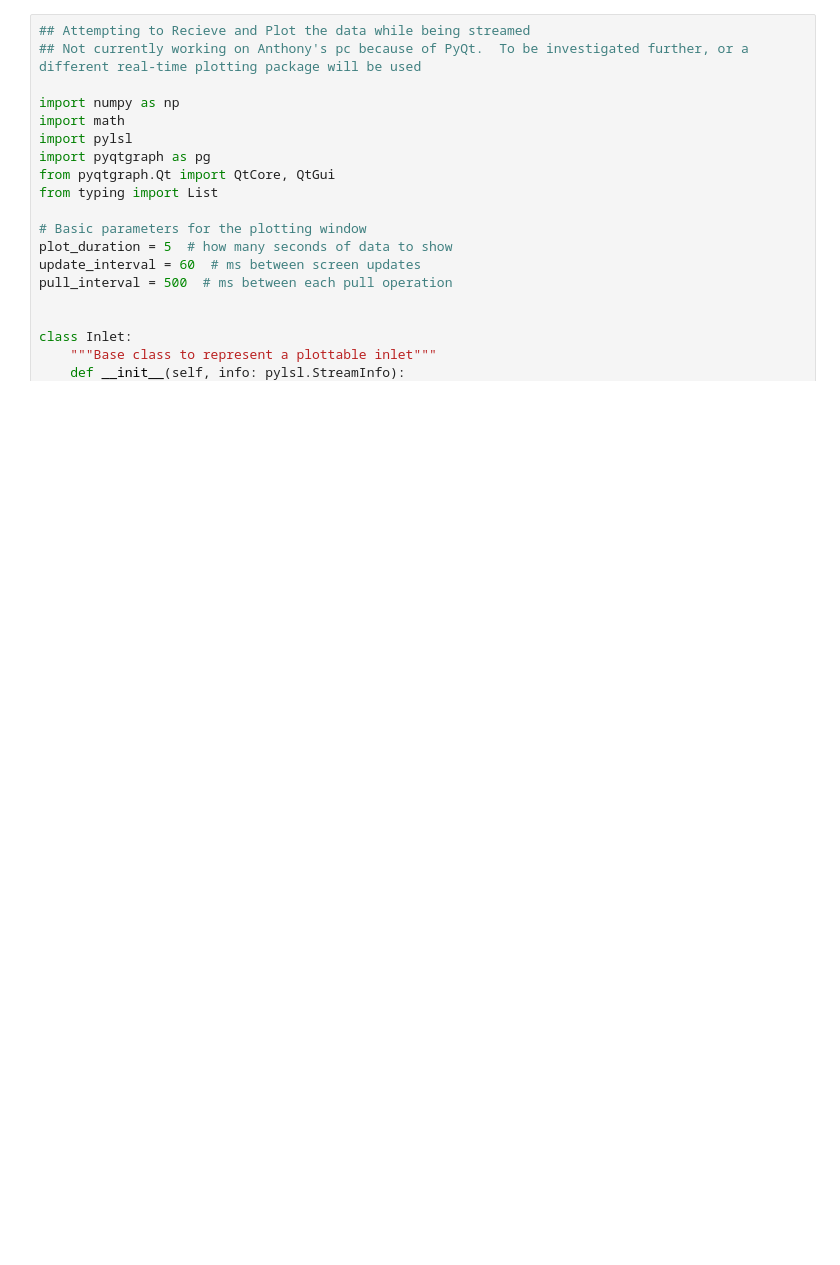
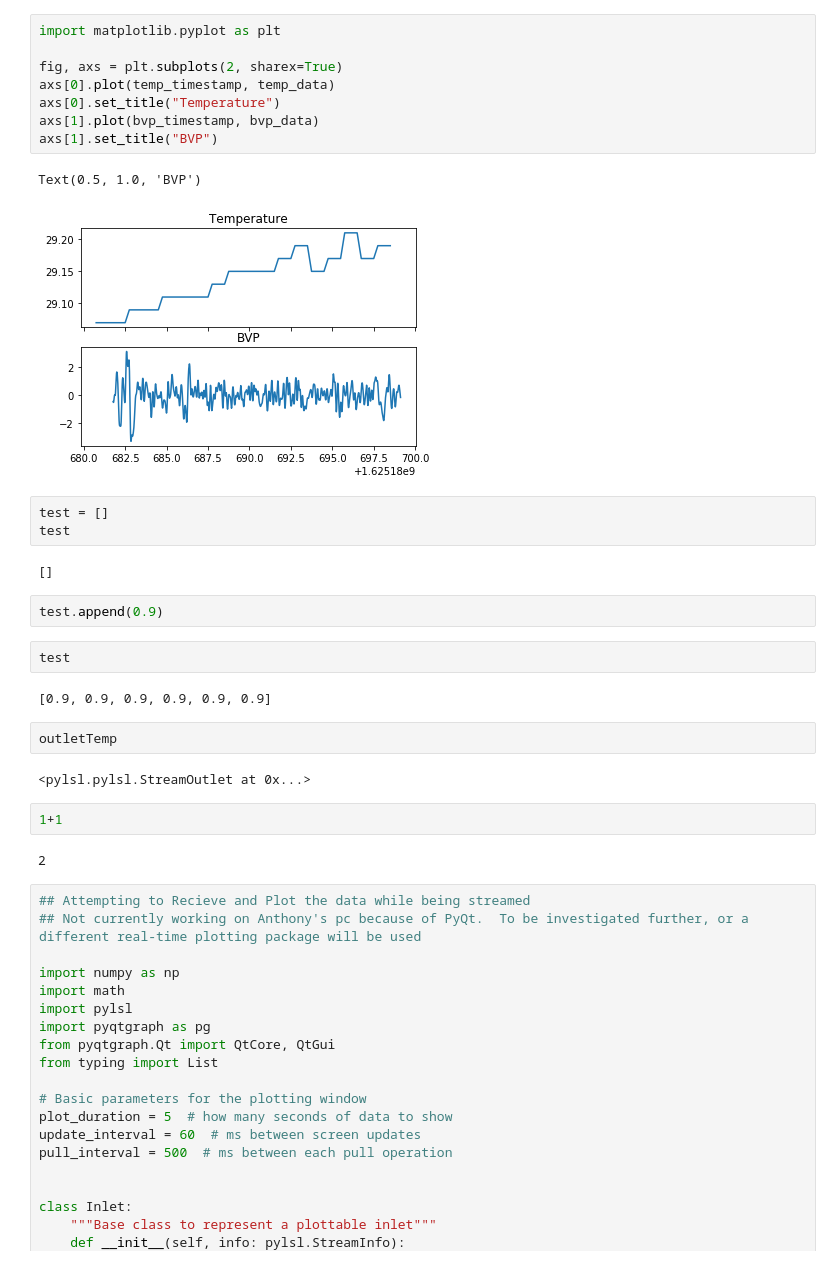
Before and after one commit to aibanks/Holodeck_Sensorlab, a Jupyter notebook: E4_to_LSL.ipynb, the cells around one changed output. Saved outputs shown, nothing was run; the diff lists cells and outputs as text; blank space fills up the shorter version.

```diff
--- a/E4_to_LSL.ipynb
+++ b/E4_to_LSL.ipynb
@@ -205,3 +188,33 @@ AttributeError: 'str' object has no attribute 'decode'
+# %%
+import matplotlib.pyplot as plt
+
+fig, axs = plt.subplots(2, sharex=True)
+axs[0].plot(temp_timestamp, temp_data)
+axs[0].set_title("Temperature")
+axs[1].plot(bvp_timestamp, bvp_data)
+axs[1].set_title("BVP")
+# %% [output]
+Text(0.5, 1.0, 'BVP')
+[figure, added]
+# %%
+test = []
+test
+# %% [output]
+[]
+# %%
+test.append(0.9)
+# %%
+test
+# %% [output]
+[0.9, 0.9, 0.9, 0.9, 0.9, 0.9]
+# %%
+outletTemp
+# %% [output]
+<pylsl.pylsl.StreamOutlet at 0x...>
+# %%
+1+1
+# %% [output]
+2
 # %%
 ## Attempting to Recieve and Plot the data while being streamed
 ## Not currently working on Anthony's pc because of PyQt.  To be investigated further, or a different real-time plotting package will be used
```
Also changed, not shown: parts of 4 cells of this notebook.
